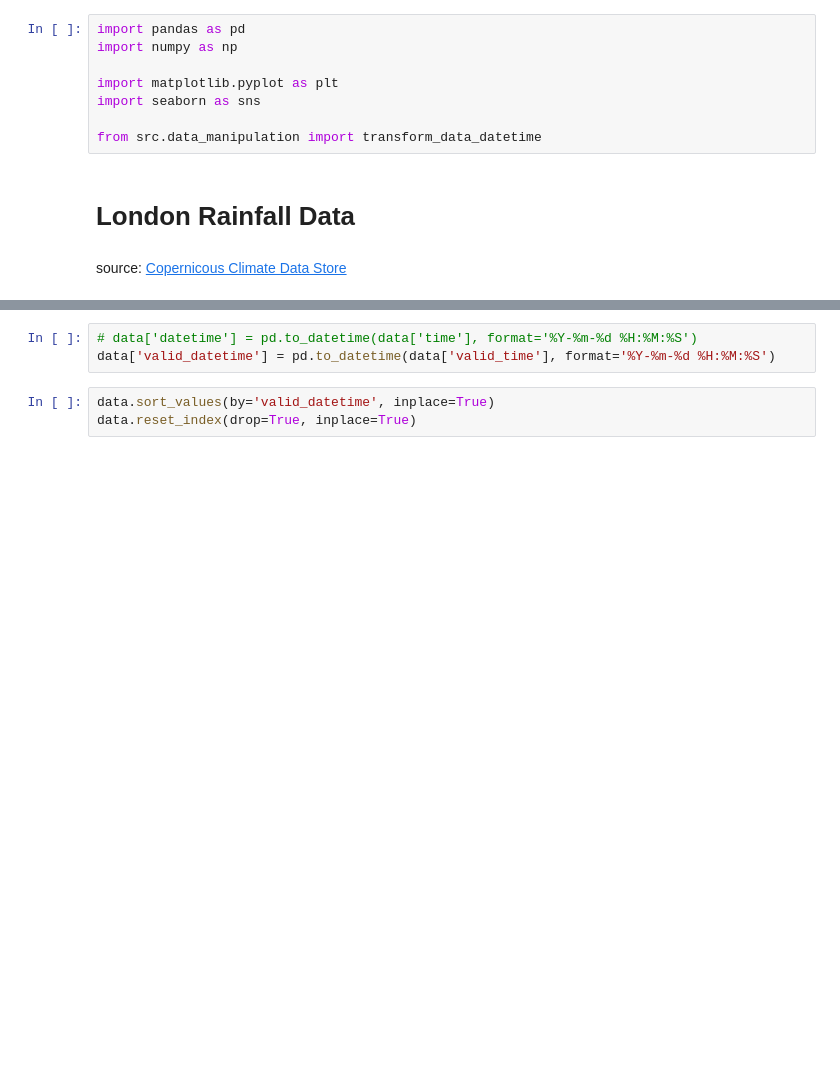
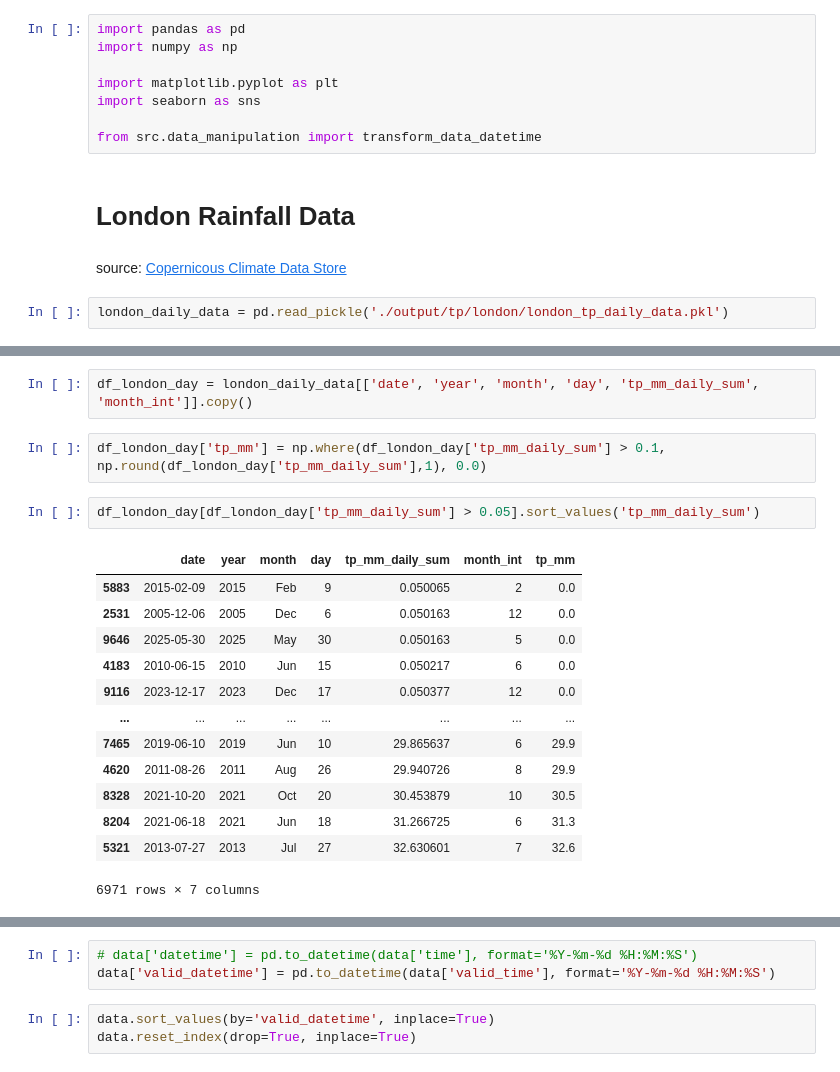
Before and after one commit to pacoraggio/London-Rainfall, a Jupyter notebook: london_precipitation_data.ipynb, the cells around one changed output, grey strips where cells are left out. Cells and saved outputs as stored; diff of their text form; blank space fills up the shorter version.

```diff
--- a/london_precipitation_data.ipynb
+++ b/london_precipitation_data.ipynb
@@ -10,3 +10,5 @@ from src.data_manipulation import transform_data_datetime
 # London Rainfall Data
 # %% [markdown]
 source: [Copernicous Climate Data Store](https://cds.climate.copernicus.eu/)
+# %%
+london_daily_data = pd.read_pickle('./output/tp/london/london_tp_daily_data.pkl')
@@ -12,0 +24,20 @@ source: [Copernicous Climate Data Store](https://cds.climate.copernicus.eu/)
+# %%
+df_london_day = london_daily_data[['date', 'year', 'month', 'day', 'tp_mm_daily_sum', 'month_int']].copy()
+# %%
+df_london_day['tp_mm'] = np.where(df_london_day['tp_mm_daily_sum'] > 0.1, np.round(df_london_day['tp_mm_daily_sum'],1), 0.0)
+# %%
+df_london_day[df_london_day['tp_mm_daily_sum'] > 0.05].sort_values('tp_mm_daily_sum')
+# %% [output]
+|  | date | year | month | day | tp_mm_daily_sum | month_int | tp_mm |
+| 5883 | 2015-02-09 | 2015 | Feb | 9 | 0.050065 | 2 | 0.0 |
+| 2531 | 2005-12-06 | 2005 | Dec | 6 | 0.050163 | 12 | 0.0 |
+| 9646 | 2025-05-30 | 2025 | May | 30 | 0.050163 | 5 | 0.0 |
+| 4183 | 2010-06-15 | 2010 | Jun | 15 | 0.050217 | 6 | 0.0 |
+| 9116 | 2023-12-17 | 2023 | Dec | 17 | 0.050377 | 12 | 0.0 |
+| ... | ... | ... | ... | ... | ... | ... | ... |
+| 7465 | 2019-06-10 | 2019 | Jun | 10 | 29.865637 | 6 | 29.9 |
+| 4620 | 2011-08-26 | 2011 | Aug | 26 | 29.940726 | 8 | 29.9 |
+| 8328 | 2021-10-20 | 2021 | Oct | 20 | 30.453879 | 10 | 30.5 |
+| 8204 | 2021-06-18 | 2021 | Jun | 18 | 31.266725 | 6 | 31.3 |
+| 5321 | 2013-07-27 | 2013 | Jul | 27 | 32.630601 | 7 | 32.6 |
+6971 rows × 7 columns
```
Also changed, not shown: parts of 19 cells of this notebook, 4 other files.
